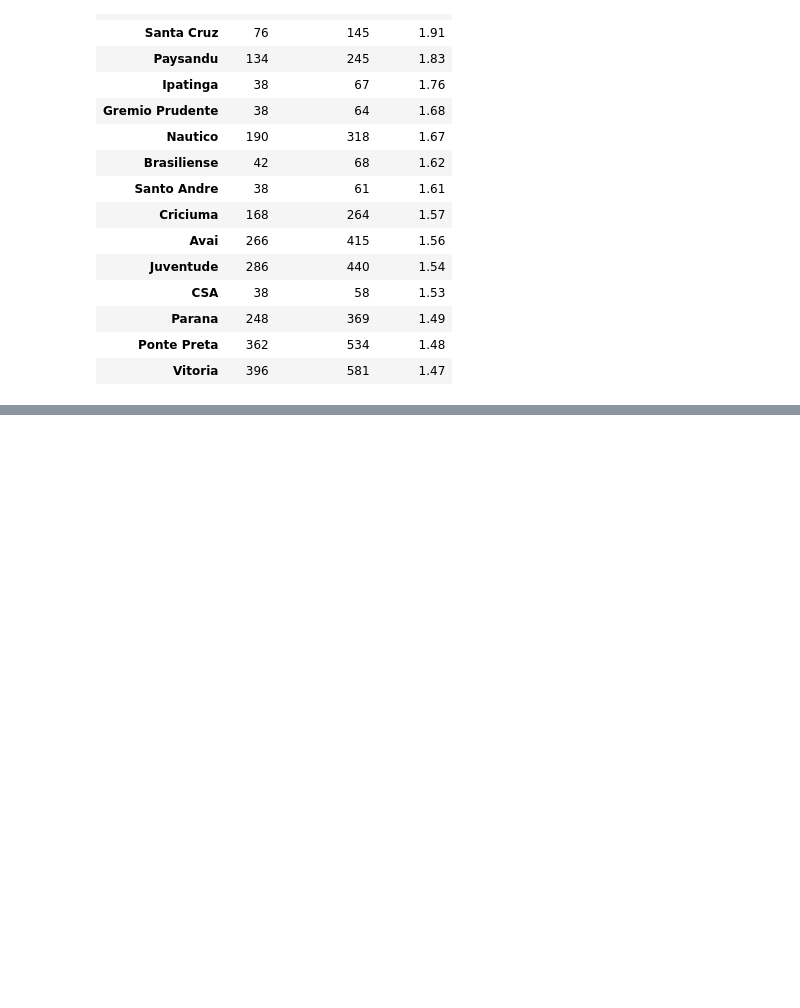
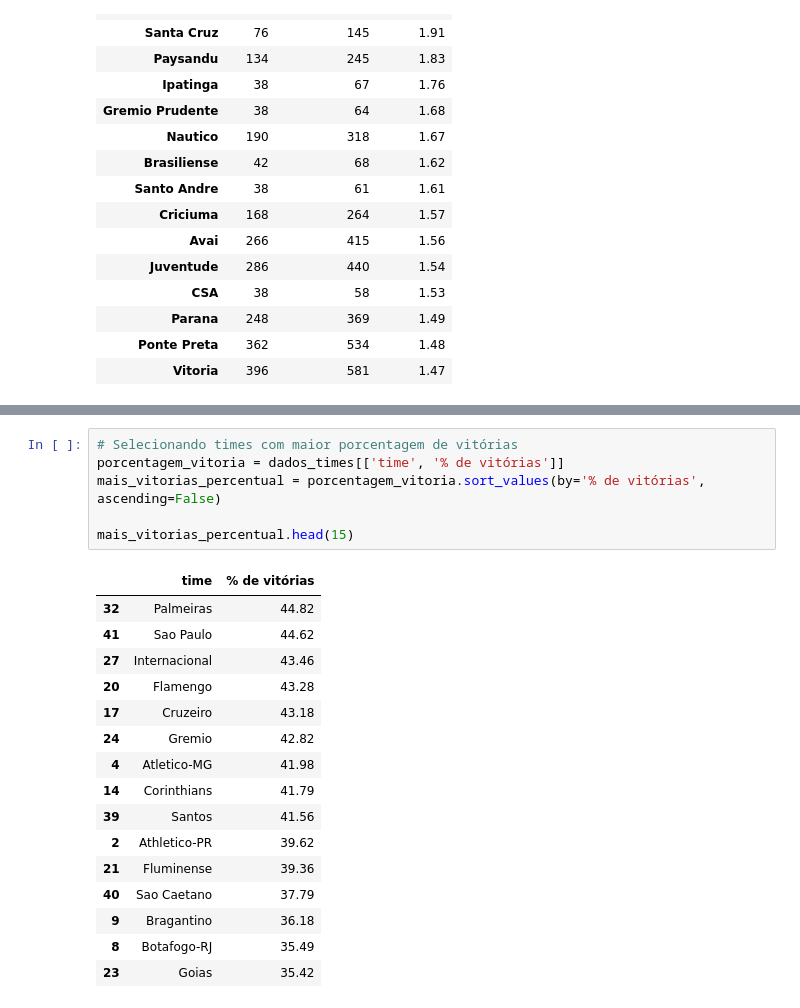
Before and after one commit to matheushnobre/analisando-brasileirao, a Jupyter notebook: analise.ipynb, the cells around one changed output, grey strips where cells are left out. Drawn from its saved outputs; the diff is of its cells as text; blank space fills up the shorter version.

```diff
--- a/analise.ipynb
+++ b/analise.ipynb
@@ -888,0 +927,23 @@ mais_gols_jogo.head(15)
+# %%
+# Selecionando times com maior porcentagem de vitórias
+porcentagem_vitoria = dados_times[['time', '% de vitórias']]
+mais_vitorias_percentual = porcentagem_vitoria.sort_values(by='% de vitórias', ascending=False)
+
+mais_vitorias_percentual.head(15)
+# %% [output]
+|  | time | % de vitórias |
+| 32 | Palmeiras | 44.82 |
+| 41 | Sao Paulo | 44.62 |
+| 27 | Internacional | 43.46 |
+| 20 | Flamengo | 43.28 |
+| 17 | Cruzeiro | 43.18 |
+| 24 | Gremio | 42.82 |
+| 4 | Atletico-MG | 41.98 |
+| 14 | Corinthians | 41.79 |
+| 39 | Santos | 41.56 |
+| 2 | Athletico-PR | 39.62 |
+| 21 | Fluminense | 39.36 |
+| 40 | Sao Caetano | 37.79 |
+| 9 | Bragantino | 36.18 |
+| 8 | Botafogo-RJ | 35.49 |
+| 23 | Goias | 35.42 |
```
Also changed, not shown: parts of 10 cells of this notebook, 1 other file.
